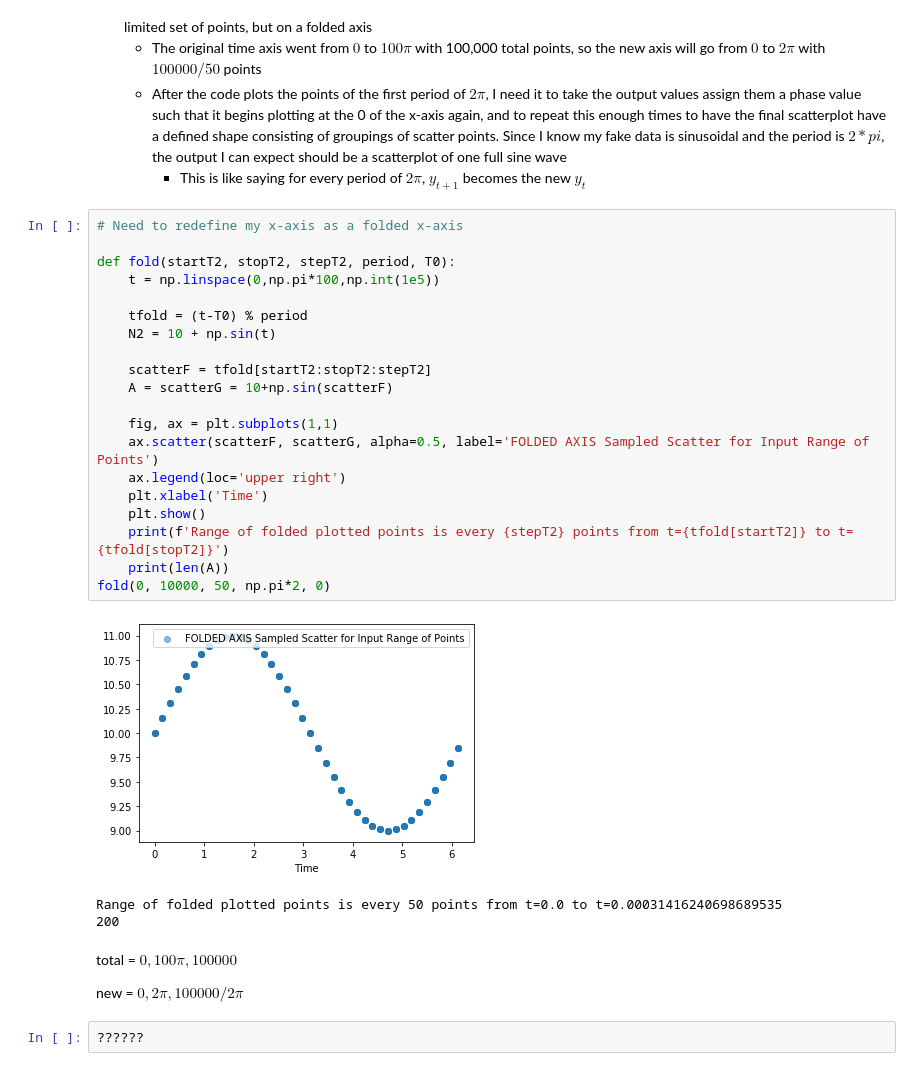
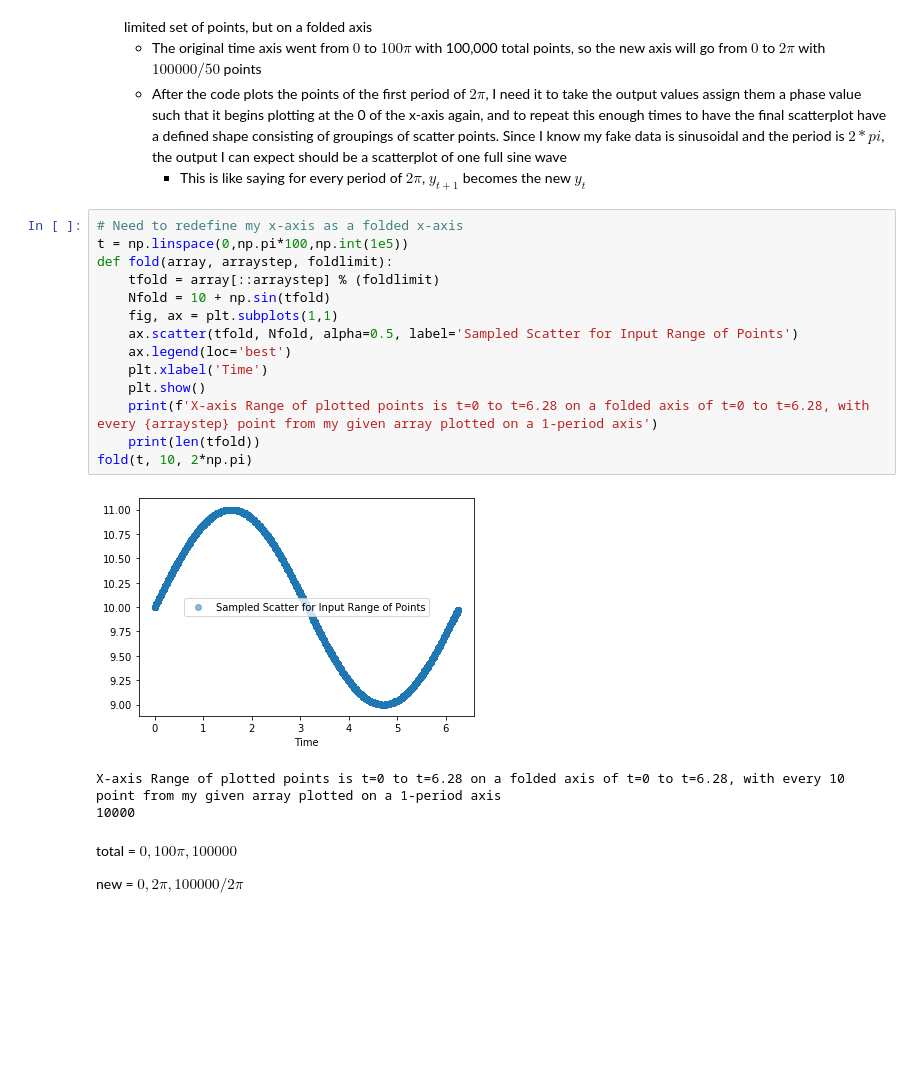
Before and after one commit to jbc1216/434-Portfolio, a Jupyter notebook: FinchCarr_HW04.ipynb, the cells around one changed output. Cells and saved outputs as stored; diff of their text form; blank space fills up the shorter version.

```diff
--- a/FinchCarr_HW04.ipynb
+++ b/FinchCarr_HW04.ipynb
@@ -120,31 +120,23 @@ plt.show()
     - This is like saying for every period of $2\pi$, $y_{t+1}$ becomes the new $y_t$
 # %%
 # Need to redefine my x-axis as a folded x-axis
-
-def fold(startT2, stopT2, stepT2, period, T0):
-    t = np.linspace(0,np.pi*100,np.int(1e5))
-
-    tfold = (t-T0) % period
-    N2 = 10 + np.sin(t)
-
-    scatterF = tfold[startT2:stopT2:stepT2]
-    A = scatterG = 10+np.sin(scatterF)
-
+t = np.linspace(0,np.pi*100,np.int(1e5))
+def fold(array, arraystep, foldlimit):
+    tfold = array[::arraystep] % (foldlimit)
+    Nfold = 10 + np.sin(tfold)
     fig, ax = plt.subplots(1,1)
-    ax.scatter(scatterF, scatterG, alpha=0.5, label='FOLDED AXIS Sampled Scatter for Input Range of Points')
-    ax.legend(loc='upper right')
+    ax.scatter(tfold, Nfold, alpha=0.5, label='Sampled Scatter for Input Range of Points')
+    ax.legend(loc='best')
     plt.xlabel('Time')
     plt.show()
-    print(f'Range of folded plotted points is every {stepT2} points from t={tfold[startT2]} to t={tfold[stopT2]}')
-    print(len(A))
-fold(0, 10000, 50, np.pi*2, 0)
+    print(f'X-axis Range of plotted points is t=0 to t=6.28 on a folded axis of t=0 to t=6.28, with every {arraystep} point from my given array plotted on a 1-period axis')
+    print(len(tfold))
+fold(t, 10, 2*np.pi)
 # %% [output]
-[figure, old version]
+[figure, new version]
-Range of folded plotted points is every 50 points from t=0.0 to t=0.00031416240698689535
-200
+X-axis Range of plotted points is t=0 to t=6.28 on a folded axis of t=0 to t=6.28, with every 10 point from my given array plotted on a 1-period axis
+10000
 # %% [markdown]
 total = $0, 100\pi, 100000$
 
 new =   $0, 2\pi, 100000/2\pi$
-# %%
-??????
```
Also changed, not shown: parts of 4 cells of this notebook.
